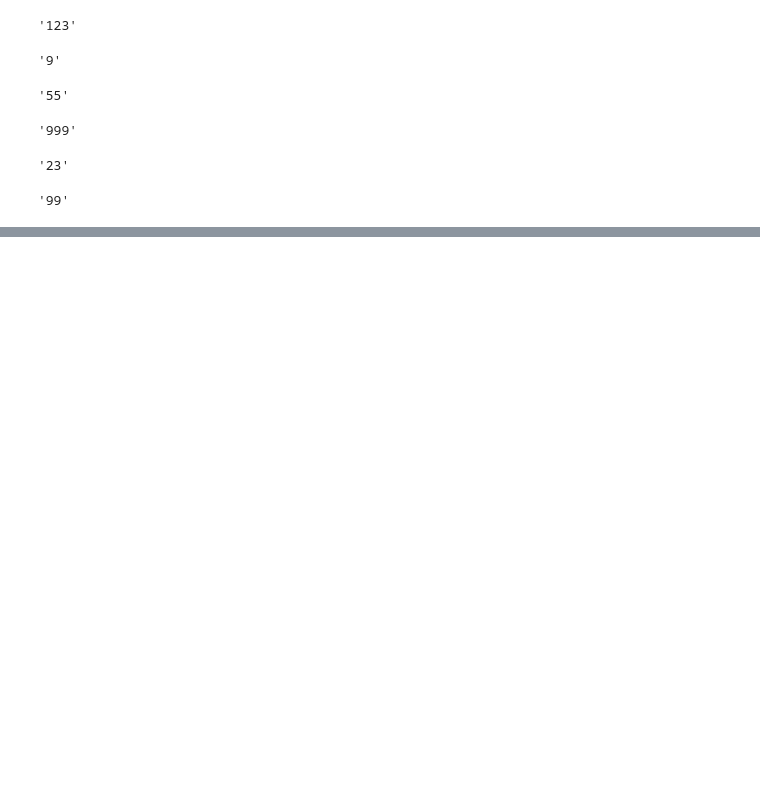
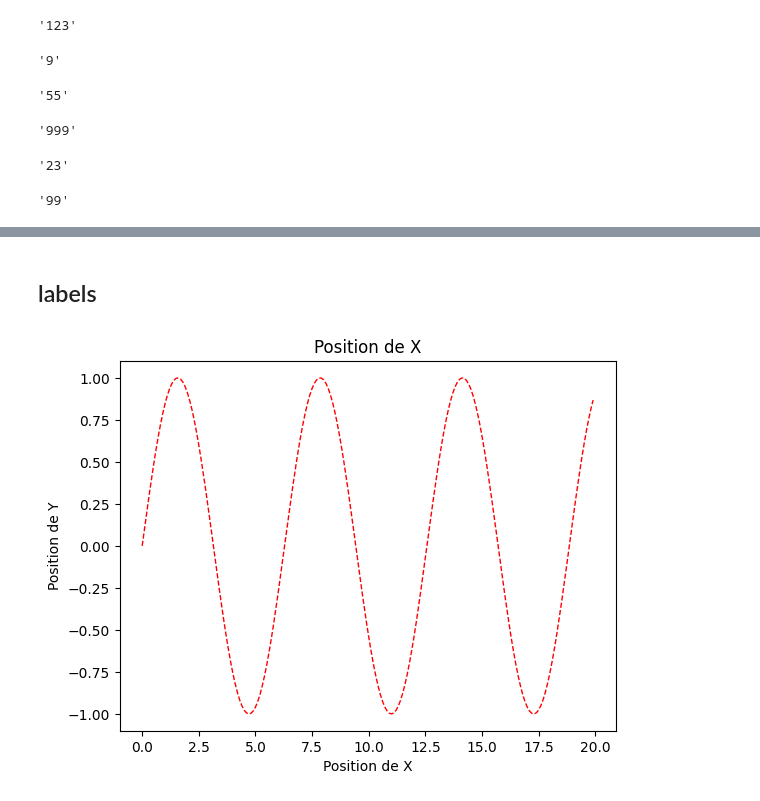
Before and after one commit to anas1IA/Problem_solving, a Jupyter notebook: Practice_problem_solving.ipynb, the cells around one changed output, grey strips where cells are left out. Drawn from its saved outputs; the diff is of its cells as text; code cells hidden in the pictures; blank space fills up the shorter version.

```diff
--- a/Practice_problem_solving.ipynb
+++ b/Practice_problem_solving.ipynb
@@ -139,0 +215,10 @@ number_to_stringo(99)
+# %% [markdown]
+## labels
+# %%
+plt.plot(X,Y1 ,lw = 1 , ls = "--",c = "red")
+plt.xlabel("Position de X")
+plt.ylabel("Position de Y")
+plt.title("Position de X")
+plt.show()
+# %% [output]
+[figure, added]
```
Also changed, not shown: parts of 24 cells of this notebook.
